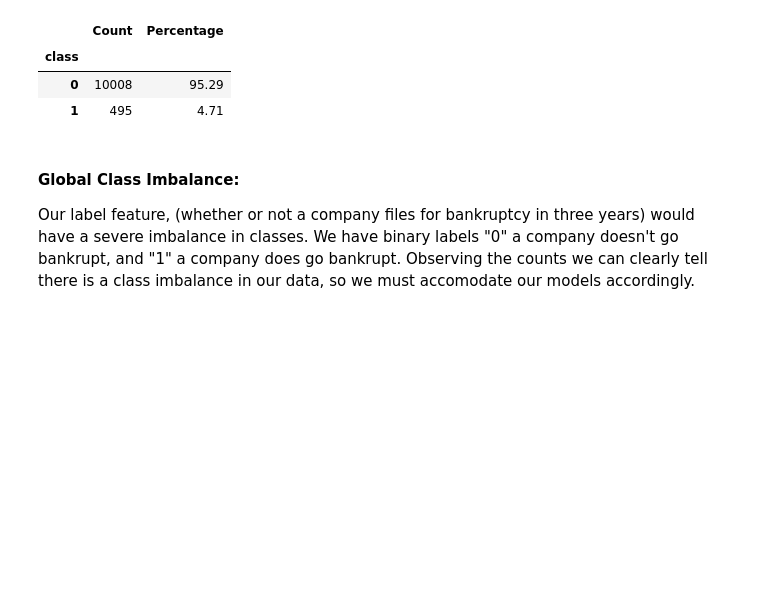
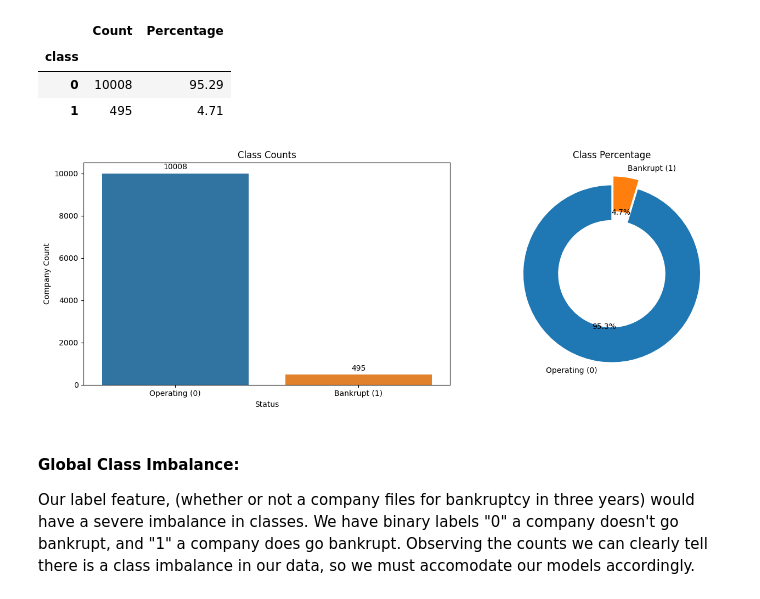
Before and after one commit to DanielRamirez0430/ASDS-5302-Summer-2026-Final-Project-, a Jupyter notebook: Data_Loading_EDA_Preprocessing.ipynb, the cells around one changed output. Cells and saved outputs as stored; diff of their text form; code cells hidden in the pictures; blank space fills up the shorter version.

```diff
--- a/Data_Loading_EDA_Preprocessing.ipynb
+++ b/Data_Loading_EDA_Preprocessing.ipynb
@@ -339,7 +394,45 @@ imbalance_summary
 | 0 | 10008 | 95.29 |
 | 1 | 495 | 4.71 |
 # %%
-# Same here
+fig, axes = plt.subplots(1, 2, figsize=(14, 5))
+
+labels = ['Operating (0)', 'Bankrupt (1)']
+colors = ['#1f77b4', '#ff7f0e']
+
+sns.barplot(
+    x=imbalance_summary.index.astype(str),
+    y=imbalance_summary['Count'],
+    hue=imbalance_summary.index.astype(str),
+    legend=False,
+    ax=axes[0],
+    palette=colors
+)
+axes[0].set_title('Class Counts', fontsize=12)
+axes[0].set_xlabel('Status')
+axes[0].set_ylabel('Company Count')
+axes[0].set_xticks([0, 1])
+axes[0].set_xticklabels(labels)
+
+for p in axes[0].patches:
+    axes[0].annotate(f'{int(p.get_height())}',
+                    (p.get_x() + p.get_width() / 2., p.get_height()),
+                    ha='center', va='bottom', xytext=(0, 3), textcoords='offset points')
+
+axes[1].pie(
+    imbalance_summary['Percentage'],
+    labels=labels,
+    colors=colors,
+    autopct='%1.1f%%',
+    startangle=90,
+    explode=(0, 0.1),
+    wedgeprops=dict(width=0.4, edgecolor='white')
+)
+axes[1].set_title('Class Percentage', fontsize=12)
+
+plt.tight_layout()
+plt.show()
+# %% [output]
+[figure, added]
 # %% [markdown]
 #### Global Class Imbalance:
 Our label feature, (whether or not a company files for bankruptcy in three years) would have a severe imbalance in classes. We have binary labels "0" a company doesn't go bankrupt, and "1" a company does go bankrupt. Observing the counts we can clearly tell there is a class imbalance in our data, so we must accomodate our models accordingly.
```
Also changed, not shown: parts of 7 cells of this notebook.
